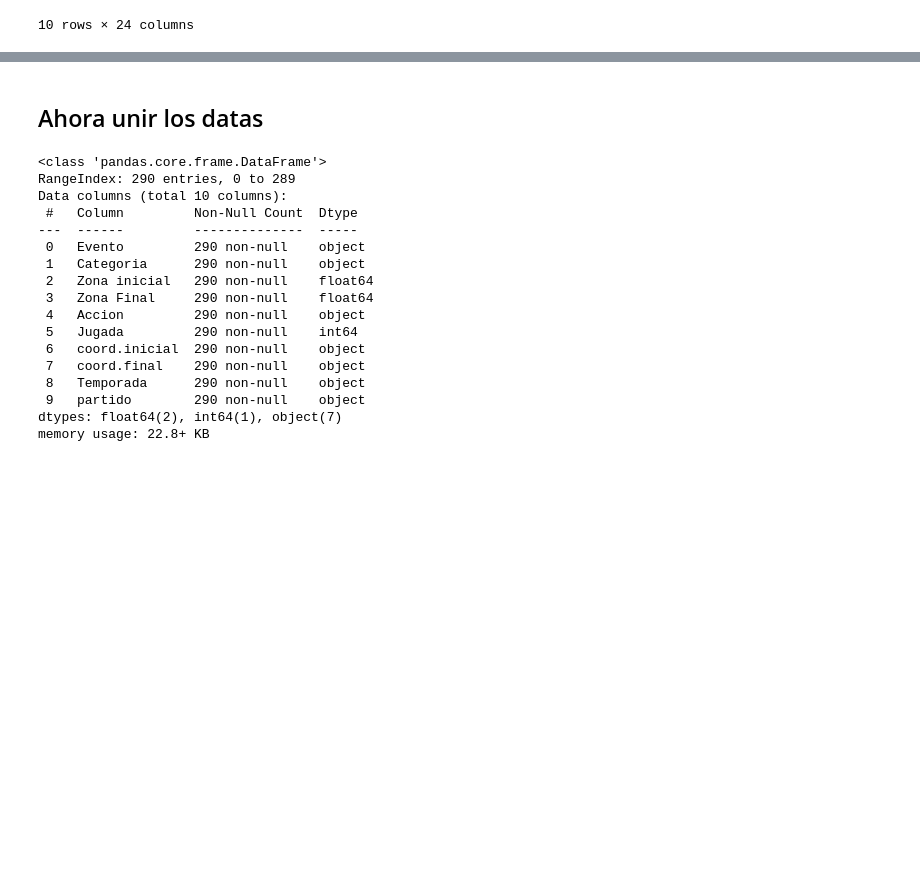
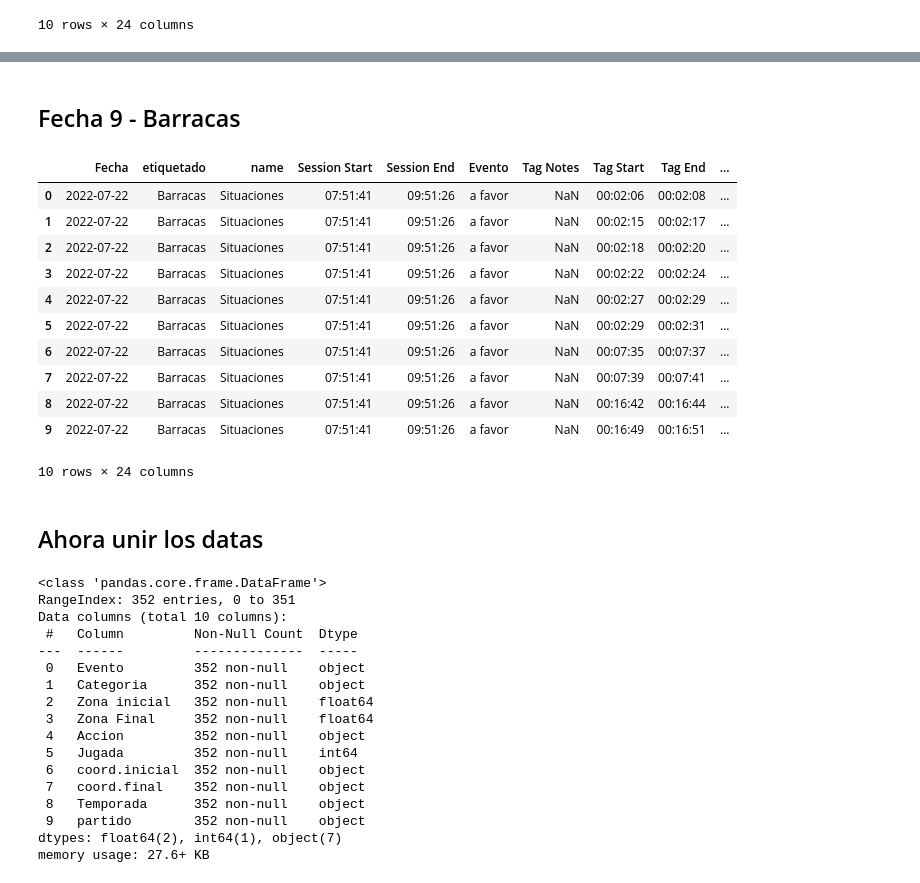
Before and after one commit to jduqer/Data_Pincha, a Jupyter notebook: procesamiento de etiquetas/Etiquetado a demanda/Scripts/Concatenar bases-demanda.ipynb, the cells around one changed output, grey strips where cells are left out. Drawn from its saved outputs; the diff is of its cells as text; code cells hidden in the pictures; blank space fills up the shorter version.

```diff
--- a/procesamiento de etiquetas/Etiquetado a demanda/Scripts/Concatenar bases-demanda.ipynb
+++ b/procesamiento de etiquetas/Etiquetado a demanda/Scripts/Concatenar bases-demanda.ipynb
@@ -151,0 +172,18 @@ dataCor = dataCor[cols_usar]
+# %% [markdown]
+## Fecha 9 - Barracas
+# %%
+dataBar = pd.read_excel("../Datos generados/reserva02-22-fecha9_barracas_situaciones.xlsx")
+dataBar.head(10)
+# %% [output]
+|  | Fecha | etiquetado | name | Session Start | Session End | Evento | Tag Notes | Tag Start | Tag End | ... |
+| 0 | 2022-07-22 | Barracas | Situaciones | 07:51:41 | 09:51:26 | a favor | NaN | 00:02:06 | 00:02:08 | ... |
+| 1 | 2022-07-22 | Barracas | Situaciones | 07:51:41 | 09:51:26 | a favor | NaN | 00:02:15 | 00:02:17 | ... |
+| 2 | 2022-07-22 | Barracas | Situaciones | 07:51:41 | 09:51:26 | a favor | NaN | 00:02:18 | 00:02:20 | ... |
+| 3 | 2022-07-22 | Barracas | Situaciones | 07:51:41 | 09:51:26 | a favor | NaN | 00:02:22 | 00:02:24 | ... |
+| 4 | 2022-07-22 | Barracas | Situaciones | 07:51:41 | 09:51:26 | a favor | NaN | 00:02:27 | 00:02:29 | ... |
+| 5 | 2022-07-22 | Barracas | Situaciones | 07:51:41 | 09:51:26 | a favor | NaN | 00:02:29 | 00:02:31 | ... |
+| 6 | 2022-07-22 | Barracas | Situaciones | 07:51:41 | 09:51:26 | a favor | NaN | 00:07:35 | 00:07:37 | ... |
+| 7 | 2022-07-22 | Barracas | Situaciones | 07:51:41 | 09:51:26 | a favor | NaN | 00:07:39 | 00:07:41 | ... |
+| 8 | 2022-07-22 | Barracas | Situaciones | 07:51:41 | 09:51:26 | a favor | NaN | 00:16:42 | 00:16:44 | ... |
+| 9 | 2022-07-22 | Barracas | Situaciones | 07:51:41 | 09:51:26 | a favor | NaN | 00:16:49 | 00:16:51 | ... |
+10 rows × 24 columns
@@ -152,26 +192,26 @@ dataCor = dataCor[cols_usar]
 # %% [markdown]
 ## Ahora unir los datas
 # %%
-df = pd.concat([dataGim,dataAld,dataSar,dataInd,dataNew,dataArs,dataCor]).reset_index(drop=True)
+df = pd.concat([dataGim,dataAld,dataSar,dataInd,dataNew,dataArs,dataCor,dataTir,dataBar]).reset_index(drop=True)
 df.info()
 # %% [output]
 <class 'pandas.core.frame.DataFrame'>
-RangeIndex: 290 entries, 0 to 289
+RangeIndex: 352 entries, 0 to 351
 Data columns (total 10 columns):
  #   Column         Non-Null Count  Dtype
 ---  ------         --------------  -----
- 0   Evento         290 non-null    object
- 1   Categoria      290 non-null    object
- 2   Zona inicial   290 non-null    float64
- 3   Zona Final     290 non-null    float64
- 4   Accion         290 non-null    object
- 5   Jugada         290 non-null    int64
- 6   coord.inicial  290 non-null    object
- 7   coord.final    290 non-null    object
- 8   Temporada      290 non-null    object
- 9   partido        290 non-null    object
+ 0   Evento         352 non-null    object
+ 1   Categoria      352 non-null    object
+ 2   Zona inicial   352 non-null    float64
+ 3   Zona Final     352 non-null    float64
+ 4   Accion         352 non-null    object
+ 5   Jugada         352 non-null    int64
+ 6   coord.inicial  352 non-null    object
+ 7   coord.final    352 non-null    object
+ 8   Temporada      352 non-null    object
+ 9   partido        352 non-null    object
 dtypes: float64(2), int64(1), object(7)
-memory usage: 22.8+ KB
+memory usage: 27.6+ KB
 # %%
 df.partido.value_counts()
 # %% [output]
```
Also changed, not shown: parts of 5 cells of this notebook, 21 other files.
